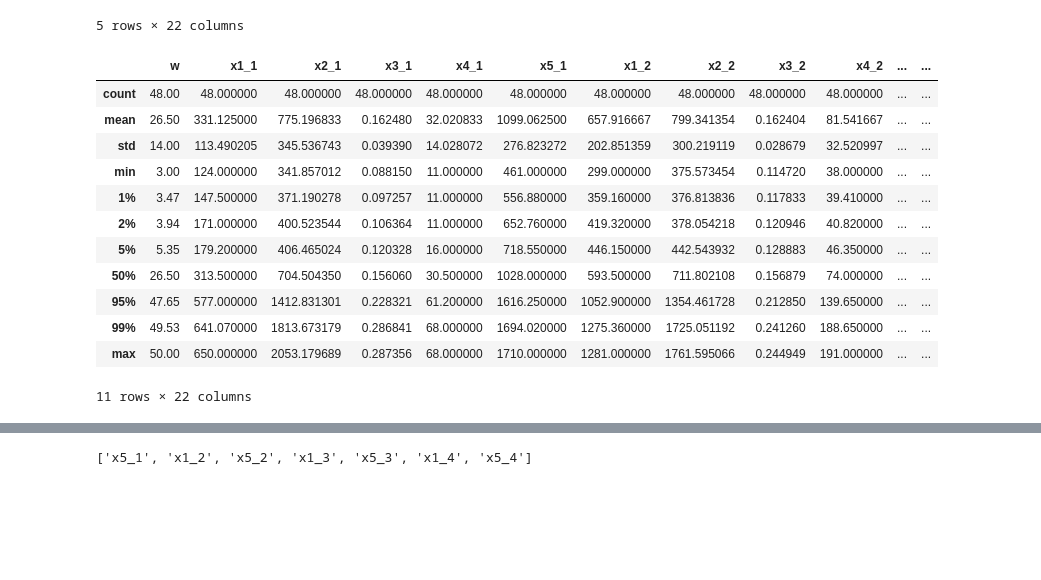
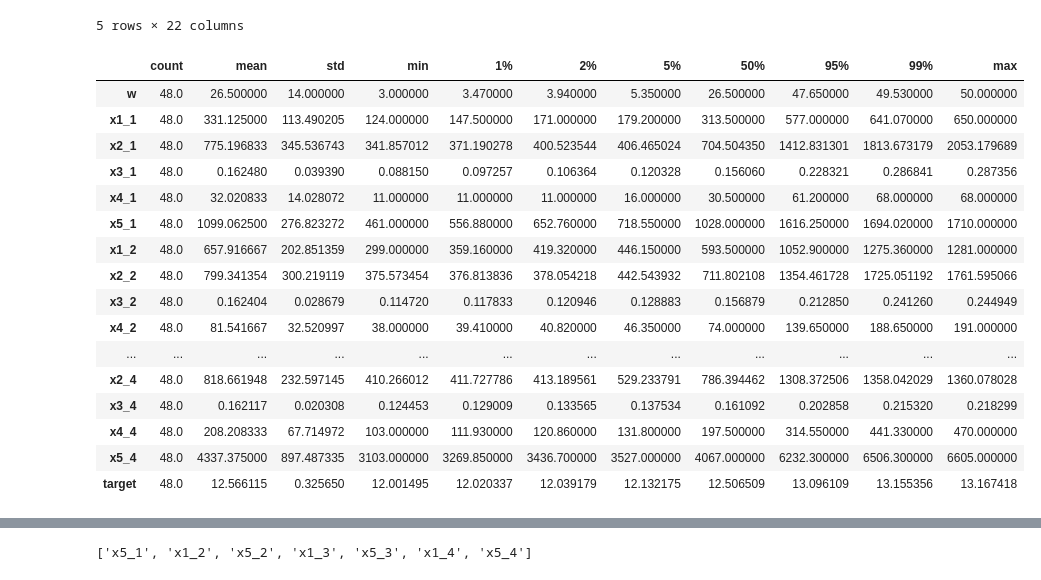
Before and after one commit to MVolterra/AMV-TEAM-2, a Jupyter notebook: Modelo.ipynb, the cells around one changed output, grey strips where cells are left out. Cells and saved outputs as stored; diff of their text form; code cells hidden in the pictures; blank space fills up the shorter version.

```diff
--- a/Modelo.ipynb
+++ b/Modelo.ipynb
@@ -90,6 +97,8 @@ for k in range(4):
     t['x4_%d'%(k+1)]=t.w.map(lambda x:(aux1[(aux1.w<=x)&(aux1.w>=x-k)][['CustomerID','Importe']].groupby('CustomerID').count().Importe>1)
                     .astype(int).sum())
     t['x5_%d'%(k+1)]=t.w.map(lambda x:(aux2[(aux2.w<=x)&(aux2.w>=x-k)].Importe>1).astype(int).sum())
+#Target
+t['target']=t.w.map(lambda x:Ventas[(Ventas.w<=x+2)&(Ventas.w>=x+1)].Importe.sum())
 t.head()
 # %% [output]
 |  | w | x1_1 | x2_1 | x3_1 | x4_1 | x5_1 | x1_2 | x2_2 | x3_2 | x4_2 | ... | ... |
@@ -102,7 +110,0 @@ t.head()
-# %%
-aux=Ventas[['w','Importe']].groupby('w').sum().reset_index()
-t['w0']=t.w + 2
-t = t.merge(aux,left_on=['w0'],right_on=['w'],how='left')
-t.drop(['w0','w_y'],axis=1,inplace=True)
-t.rename(columns={'Importe':'target','w_x':'w'},inplace=True)
-t.head()
@@ -127,21 +122,25 @@ t.head()
 | 4 | 7 | 268 | 404.268216 | 0.195195 | 17 | 977 | 468 | 654.371106 | 0.197256 | 41 | ... | ... |
 5 rows × 22 columns
 # %%
-t.describe(percentiles=[0.01,0.02,0.05,0.95,0.99])
+t.describe(percentiles=[0.01,0.02,0.05,0.95,0.99]).T
 # %% [output]
-|  | w | x1_1 | x2_1 | x3_1 | x4_1 | x5_1 | x1_2 | x2_2 | x3_2 | x4_2 | ... | ... |
-| count | 48.00 | 48.000000 | 48.000000 | 48.000000 | 48.000000 | 48.000000 | 48.000000 | 48.000000 | 48.000000 | 48.000000 | ... | ... |
-| mean | 26.50 | 331.125000 | 775.196833 | 0.162480 | 32.020833 | 1099.062500 | 657.916667 | 799.341354 | 0.162404 | 81.541667 | ... | ... |
-| std | 14.00 | 113.490205 | 345.536743 | 0.039390 | 14.028072 | 276.823272 | 202.851359 | 300.219119 | 0.028679 | 32.520997 | ... | ... |
-| min | 3.00 | 124.000000 | 341.857012 | 0.088150 | 11.000000 | 461.000000 | 299.000000 | 375.573454 | 0.114720 | 38.000000 | ... | ... |
-| 1% | 3.47 | 147.500000 | 371.190278 | 0.097257 | 11.000000 | 556.880000 | 359.160000 | 376.813836 | 0.117833 | 39.410000 | ... | ... |
-| 2% | 3.94 | 171.000000 | 400.523544 | 0.106364 | 11.000000 | 652.760000 | 419.320000 | 378.054218 | 0.120946 | 40.820000 | ... | ... |
-| 5% | 5.35 | 179.200000 | 406.465024 | 0.120328 | 16.000000 | 718.550000 | 446.150000 | 442.543932 | 0.128883 | 46.350000 | ... | ... |
-| 50% | 26.50 | 313.500000 | 704.504350 | 0.156060 | 30.500000 | 1028.000000 | 593.500000 | 711.802108 | 0.156879 | 74.000000 | ... | ... |
-| 95% | 47.65 | 577.000000 | 1412.831301 | 0.228321 | 61.200000 | 1616.250000 | 1052.900000 | 1354.461728 | 0.212850 | 139.650000 | ... | ... |
-| 99% | 49.53 | 641.070000 | 1813.673179 | 0.286841 | 68.000000 | 1694.020000 | 1275.360000 | 1725.051192 | 0.241260 | 188.650000 | ... | ... |
-| max | 50.00 | 650.000000 | 2053.179689 | 0.287356 | 68.000000 | 1710.000000 | 1281.000000 | 1761.595066 | 0.244949 | 191.000000 | ... | ... |
+|  | count | mean | std | min | 1% | 2% | 5% | 50% | 95% | 99% | max |
+| w | 48.0 | 26.500000 | 14.000000 | 3.000000 | 3.470000 | 3.940000 | 5.350000 | 26.500000 | 47.650000 | 49.530000 | 50.000000 |
+| x1_1 | 48.0 | 331.125000 | 113.490205 | 124.000000 | 147.500000 | 171.000000 | 179.200000 | 313.500000 | 577.000000 | 641.070000 | 650.000000 |
+| x2_1 | 48.0 | 775.196833 | 345.536743 | 341.857012 | 371.190278 | 400.523544 | 406.465024 | 704.504350 | 1412.831301 | 1813.673179 | 2053.179689 |
+| x3_1 | 48.0 | 0.162480 | 0.039390 | 0.088150 | 0.097257 | 0.106364 | 0.120328 | 0.156060 | 0.228321 | 0.286841 | 0.287356 |
+| x4_1 | 48.0 | 32.020833 | 14.028072 | 11.000000 | 11.000000 | 11.000000 | 16.000000 | 30.500000 | 61.200000 | 68.000000 | 68.000000 |
+| x5_1 | 48.0 | 1099.062500 | 276.823272 | 461.000000 | 556.880000 | 652.760000 | 718.550000 | 1028.000000 | 1616.250000 | 1694.020000 | 1710.000000 |
+| x1_2 | 48.0 | 657.916667 | 202.851359 | 299.000000 | 359.160000 | 419.320000 | 446.150000 | 593.500000 | 1052.900000 | 1275.360000 | 1281.000000 |
+| x2_2 | 48.0 | 799.341354 | 300.219119 | 375.573454 | 376.813836 | 378.054218 | 442.543932 | 711.802108 | 1354.461728 | 1725.051192 | 1761.595066 |
+| x3_2 | 48.0 | 0.162404 | 0.028679 | 0.114720 | 0.117833 | 0.120946 | 0.128883 | 0.156879 | 0.212850 | 0.241260 | 0.244949 |
+| x4_2 | 48.0 | 81.541667 | 32.520997 | 38.000000 | 39.410000 | 40.820000 | 46.350000 | 74.000000 | 139.650000 | 188.650000 | 191.000000 |
+| ... | ... | ... | ... | ... | ... | ... | ... | ... | ... | ... | ... |
+| x2_4 | 48.0 | 818.661948 | 232.597145 | 410.266012 | 411.727786 | 413.189561 | 529.233791 | 786.394462 | 1308.372506 | 1358.042029 | 1360.078028 |
+| x3_4 | 48.0 | 0.162117 | 0.020308 | 0.124453 | 0.129009 | 0.133565 | 0.137534 | 0.161092 | 0.202858 | 0.215320 | 0.218299 |
+| x4_4 | 48.0 | 208.208333 | 67.714972 | 103.000000 | 111.930000 | 120.860000 | 131.800000 | 197.500000 | 314.550000 | 441.330000 | 470.000000 |
+| x5_4 | 48.0 | 4337.375000 | 897.487335 | 3103.000000 | 3269.850000 | 3436.700000 | 3527.000000 | 4067.000000 | 6232.300000 | 6506.300000 | 6605.000000 |
+| target | 48.0 | 12.566115 | 0.325650 | 12.001495 | 12.020337 | 12.039179 | 12.132175 | 12.506509 | 13.096109 | 13.155356 | 13.167418 |
-11 rows × 22 columns
 # %%
 X=t[[x for x in t.columns if x not in ['w','target']]].copy()
 Y=t[['target']].copy()
```
Also changed, not shown: parts of 23 cells of this notebook.
